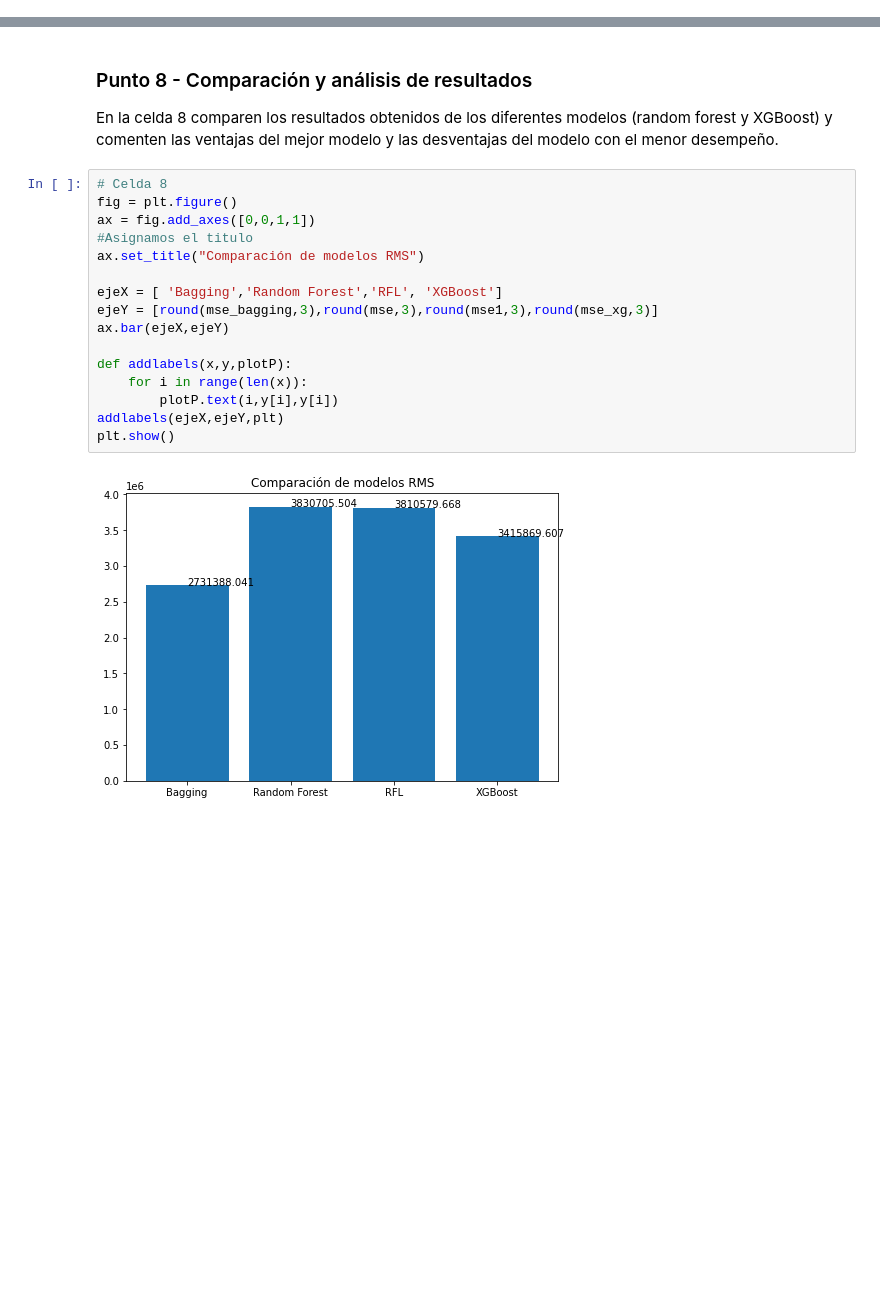
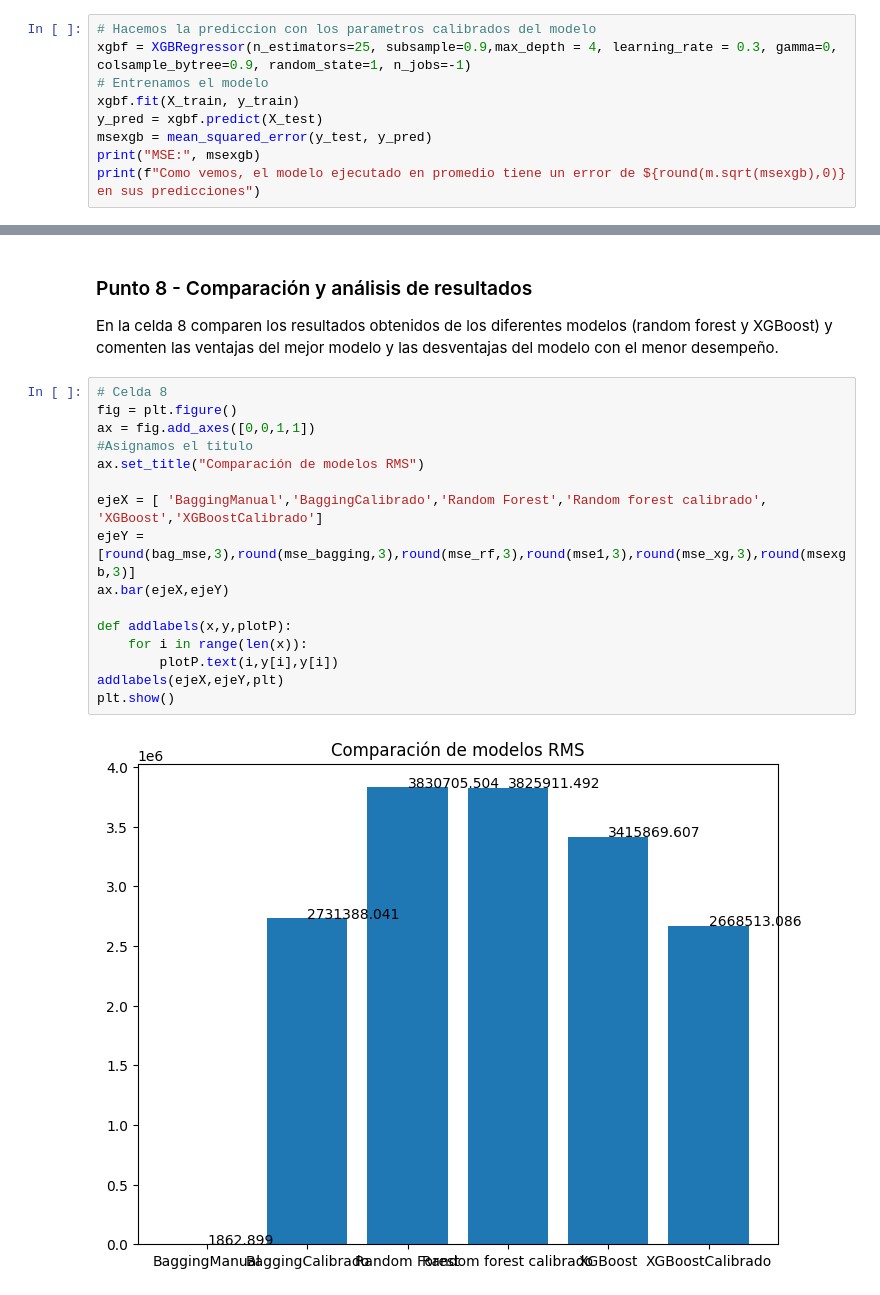
Before and after one commit to Erwin-DS/miad-nlp, a Jupyter notebook: Semana 2/S2TC1_RandomForests_Boosting.ipynb, the cells around one changed output, grey strips where cells are left out. Cells and saved outputs as stored; diff of their text form; blank space fills up the shorter version.

Commit message:
Update S2TC1_RandomForests_Boosting.ipynb
v1

```diff
--- a/Semana 2/S2TC1_RandomForests_Boosting.ipynb
+++ b/Semana 2/S2TC1_RandomForests_Boosting.ipynb
@@ -501,0 +632,9 @@ En la celda 7 calibren los parámetros learning rate, gamma y colsample_bytree d
+# %%
+# Hacemos la prediccion con los parametros calibrados del modelo
+xgbf = XGBRegressor(n_estimators=25, subsample=0.9,max_depth = 4, learning_rate = 0.3, gamma=0, colsample_bytree=0.9, random_state=1, n_jobs=-1)
+# Entrenamos el modelo
+xgbf.fit(X_train, y_train)
+y_pred = xgbf.predict(X_test)
+msexgb = mean_squared_error(y_test, y_pred)
+print("MSE:", msexgb)
+print(f"Como vemos, el modelo ejecutado en promedio tiene un error de ${round(m.sqrt(msexgb),0)} en sus predicciones")
@@ -515,19 +659,19 @@ En la celda 8 comparen los resultados obtenidos de los diferentes modelos (rando
 # %%
 # Celda 8
 fig = plt.figure()
 ax = fig.add_axes([0,0,1,1])
 #Asignamos el titulo
 ax.set_title("Comparación de modelos RMS")
 
-ejeX = [ 'Bagging','Random Forest','RFL', 'XGBoost']
-ejeY = [round(mse_bagging,3),round(mse,3),round(mse1,3),round(mse_xg,3)]
+ejeX = [ 'BaggingManual','BaggingCalibrado','Random Forest','Random forest calibrado', 'XGBoost','XGBoostCalibrado']
+ejeY = [round(bag_mse,3),round(mse_bagging,3),round(mse_rf,3),round(mse1,3),round(mse_xg,3),round(msexgb,3)]
 ax.bar(ejeX,ejeY)
 
 def addlabels(x,y,plotP):
     for i in range(len(x)):
         plotP.text(i,y[i],y[i])
 addlabels(ejeX,ejeY,plt)
 plt.show()
 # %% [output]
-[figure, old version]
+[figure, new version]
 # %% [markdown]
```
Also changed, not shown: parts of 24 cells of this notebook.
